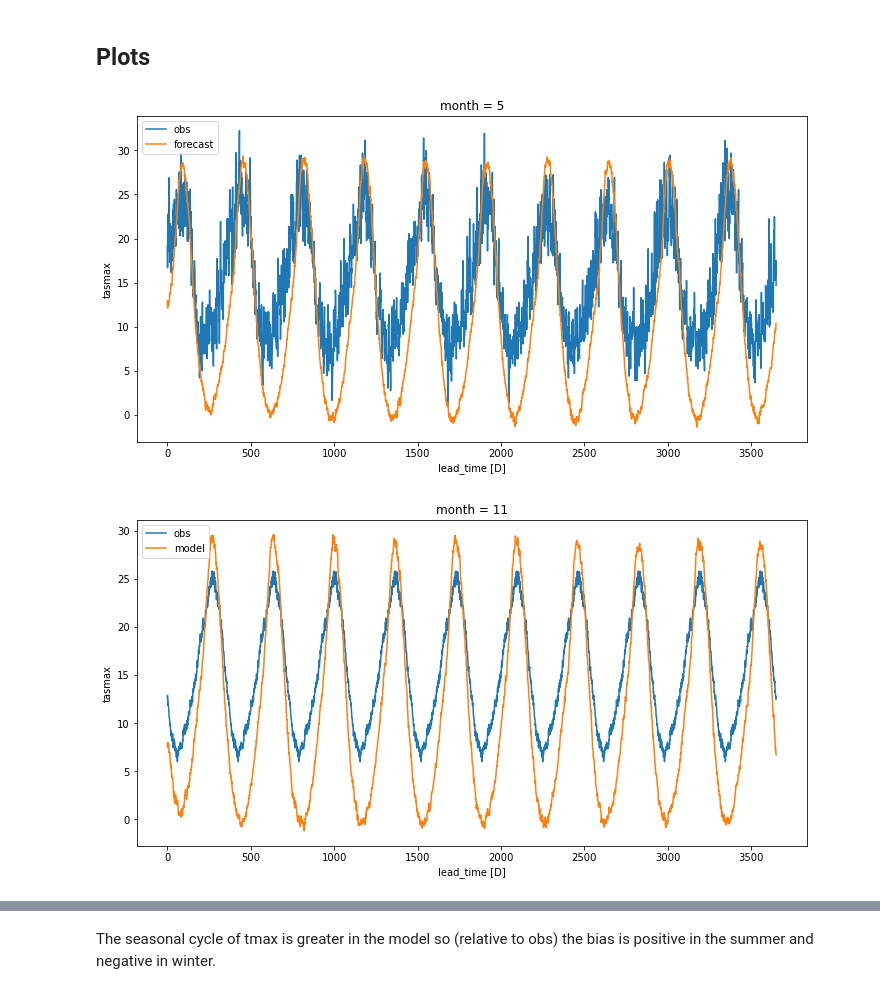
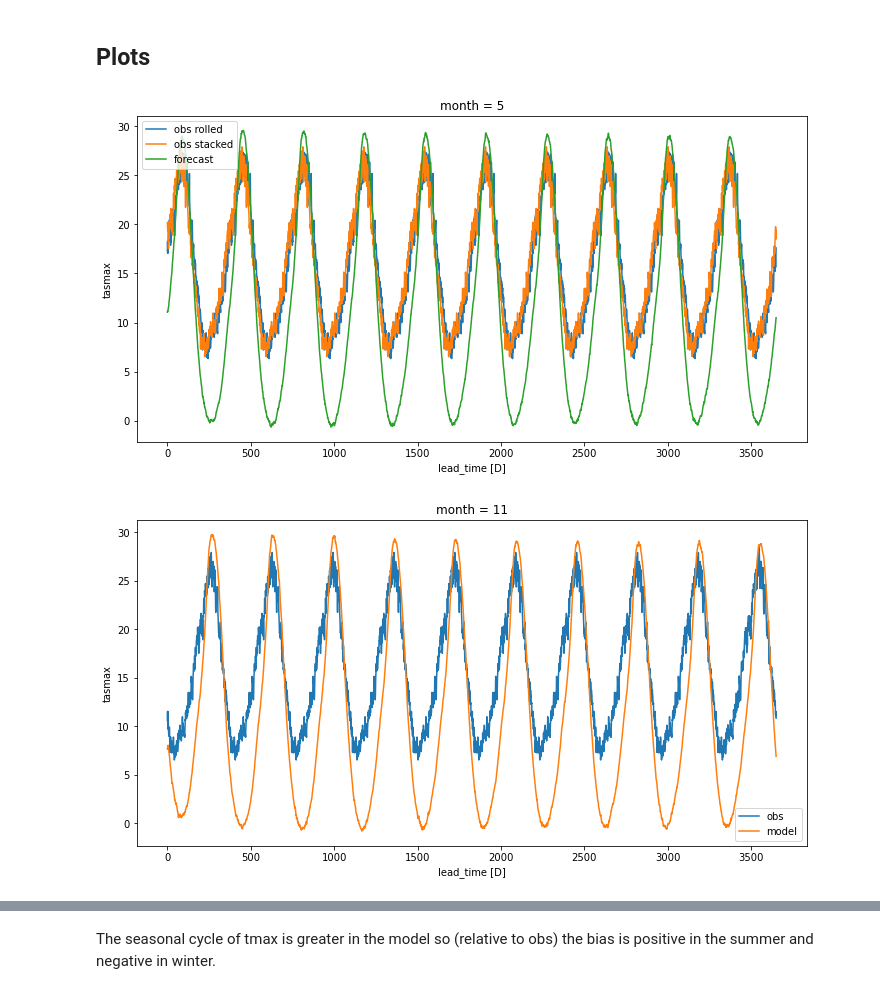
Before and after one commit to AusClimateService/unseen, a Jupyter notebook: projects/seatac/daily_bias_correction.ipynb, the cells around one changed output, grey strips where cells are left out. Saved outputs shown, nothing was run; the diff lists cells and outputs as text; code cells hidden in the pictures.

```diff
--- a/projects/seatac/daily_bias_correction.ipynb
+++ b/projects/seatac/daily_bias_correction.ipynb
@@ -178,2 +193,4 @@ Data variables:
 # %% [markdown]
 ### Roll and duplicate method
+# %%
+ds_obs_trimmed = time_utils.select_time_period(ds_obs, ['2004-01-01', '2020-12-31'])
@@ -180,19 +235,19 @@ Data variables:
 # %%
-#def daily_climatology(ds):
-#    """Calculate the daily climatology"""
-#
-#    clim = ds.groupby('time.dayofyear').mean('time')
-#
-#    max_day = int(clim['dayofyear'].values.max())
-#    assert max_day in [365, 366]
-#    if max_day == 366:
-#        noleap_idx = np.delete(np.arange(0, 366), 59)
-#        clim = clim.isel({'dayofyear': noleap_idx})
-#        clim = clim.assign_coords({'dayofyear': np.arange(1, 366)})
-#
-#    return clim
+def daily_climatology(ds):
+    """Calculate the daily climatology"""
+
+    clim = ds.groupby('time.dayofyear').mean('time')
+
+    max_day = int(clim['dayofyear'].values.max())
+    assert max_day in [365, 366]
+    if max_day == 366:
+        noleap_idx = np.delete(np.arange(0, 366), 59)
+        clim = clim.isel({'dayofyear': noleap_idx})
+        clim = clim.assign_coords({'dayofyear': np.arange(1, 366)})
+
+    return clim
 
 #TODO: Add time period selection
 # %%
-#clim_obs = daily_climatology(ds_obs)
+clim_obs_my_method = daily_climatology(ds_obs_trimmed)
 # %%
@@ -236,3 +302,3 @@ Data variables:
 # %%
-#clim_obs_rolled = roll_daily_climatology(clim_obs, ds)
+clim_obs_rolled = roll_daily_climatology(clim_obs_my_method, ds_forecast)
 # %%
@@ -249,19 +327,19 @@ Data variables:
 ## Plots
 # %%
 plt.figure(figsize=[12,6])
-#clim_obs_rolled['tasmax'].isel({'month': 0}).plot(label='obs')
-clim_obs['tasmax'].isel({'month': 0}).plot(label='obs')
+clim_obs_rolled['tasmax'].isel({'month': 0}).plot(label='obs rolled')
+clim_obs['tasmax'].isel({'month': 0}).plot(label='obs stacked')
 clim_forecast['tasmax'].isel({'month': 0}).plot(label='forecast')
 plt.legend()
 plt.show()
 # %% [output]
-[figure, old version]
+[figure, new version]
 # %%
 plt.figure(figsize=[12,6])
-clim_obs_rolled['tasmax'].isel({'month': 1}).plot(label='obs')
+clim_obs['tasmax'].isel({'month': 1}).plot(label='obs')
 clim_forecast['tasmax'].isel({'month': 1}).plot(label='model')
 plt.legend()
 plt.show()
 # %% [output]
-[figure, old version]
+[figure, new version]
 # %%
```
Also changed, not shown: parts of 21 cells of this notebook.
